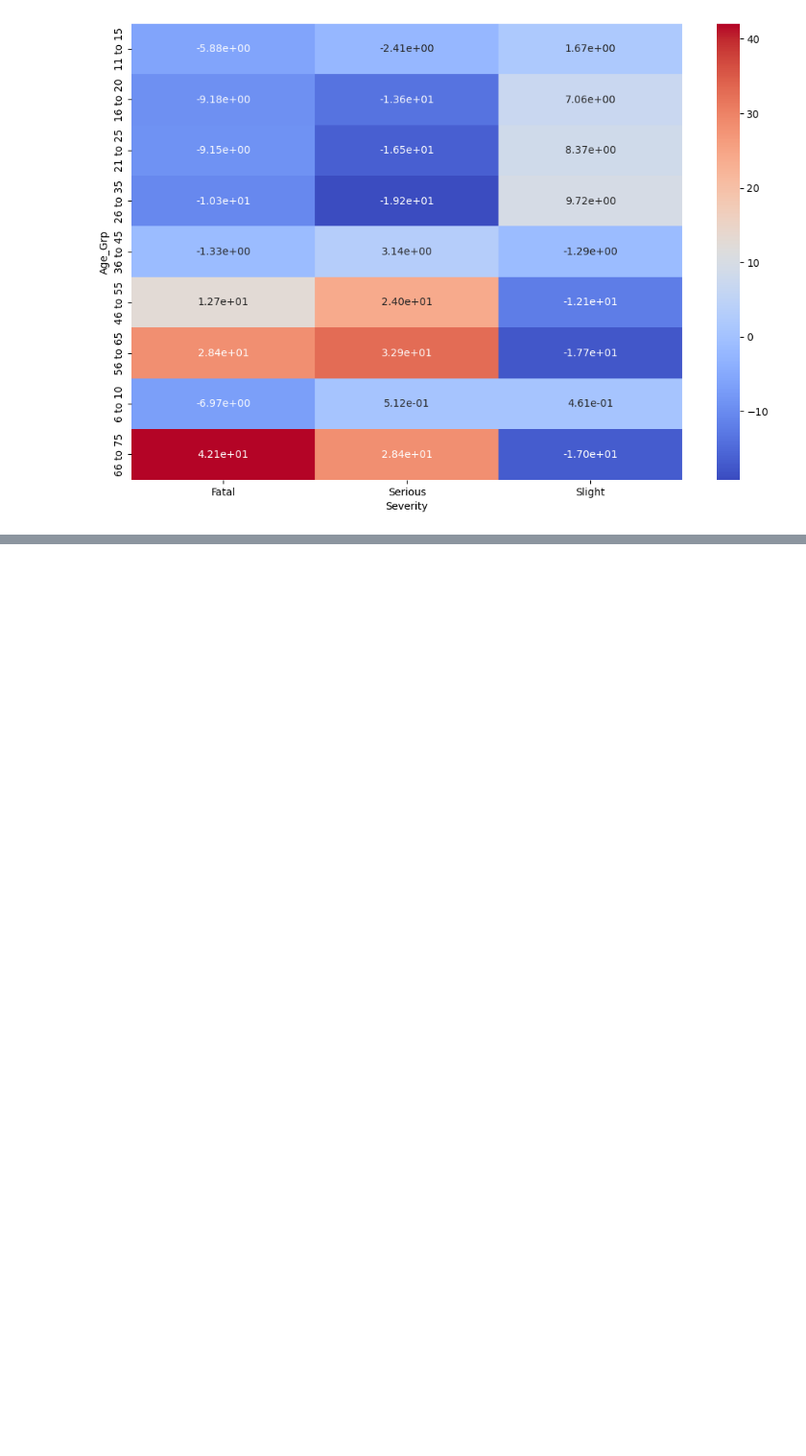
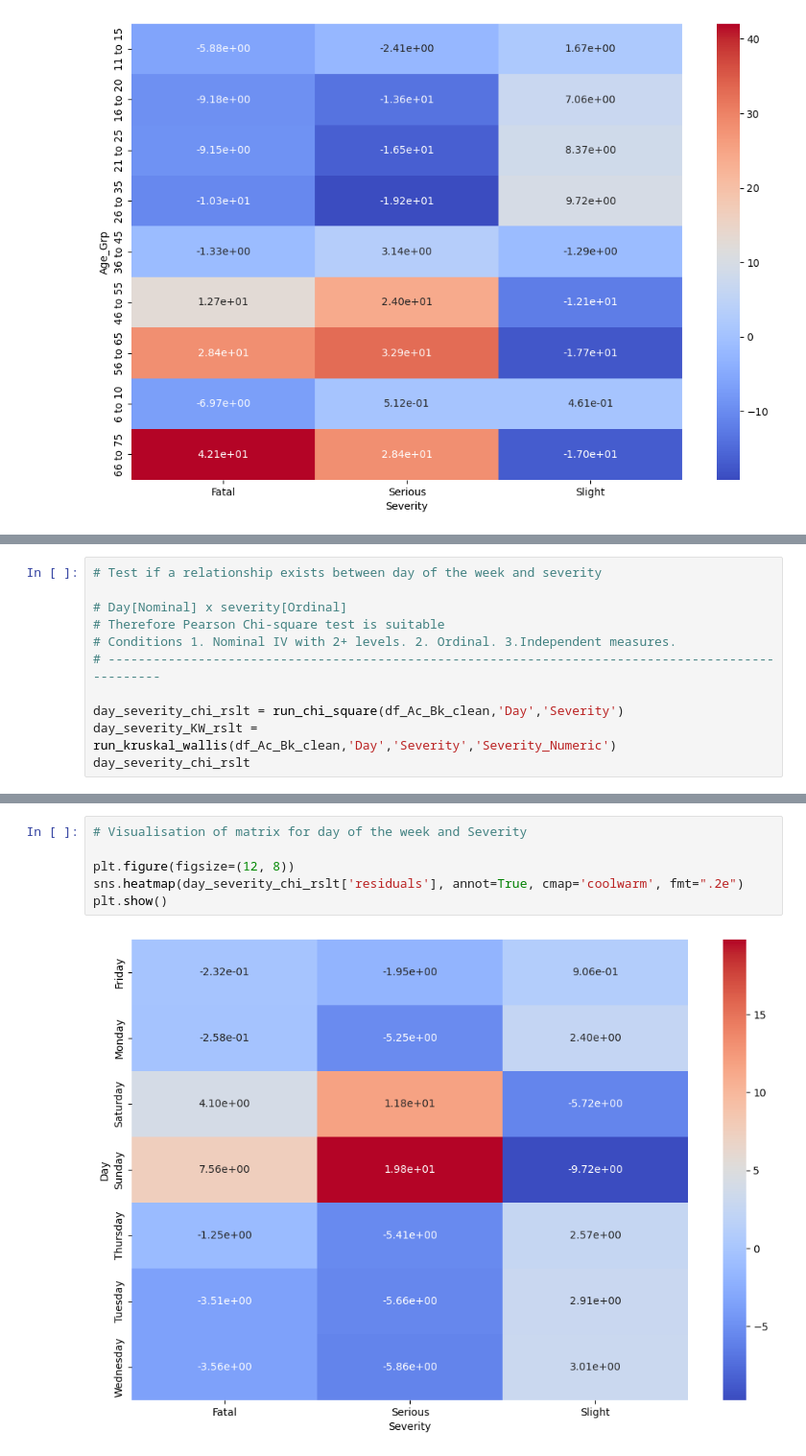
Before and after one commit to mchase007/EDA_UK_Bicycle_Accidents_1979_2018, a Jupyter notebook: EDA_BicycleAccidents.ipynb, the cells around one changed output, grey strips where cells are left out. Shown at 96% size. Drawn from its saved outputs; the diff is of its cells as text; blank space fills up the shorter version.

```diff
--- a/EDA_BicycleAccidents.ipynb
+++ b/EDA_BicycleAccidents.ipynb
@@ -2102,0 +2184,11 @@ plt.show()
+# %%
+# Test if a relationship exists between day of the week and severity
+
+# Day[Nominal] x severity[Ordinal]
+# Therefore Pearson Chi-square test is suitable
+# Conditions 1. Nominal IV with 2+ levels. 2. Ordinal. 3.Independent measures.
+# --------------------------------------------------------------------------------------------------
+
+day_severity_chi_rslt = run_chi_square(df_Ac_Bk_clean,'Day','Severity')
+day_severity_KW_rslt = run_kruskal_wallis(df_Ac_Bk_clean,'Day','Severity','Severity_Numeric')
+day_severity_chi_rslt
@@ -2102,0 +2213,8 @@ plt.show()
+# %%
+# Visualisation of matrix for day of the week and Severity
+
+plt.figure(figsize=(12, 8))
+sns.heatmap(day_severity_chi_rslt['residuals'], annot=True, cmap='coolwarm', fmt=".2e")
+plt.show()
+# %% [output]
+[figure, added]
```
Also changed, not shown: parts of 11 cells of this notebook.
